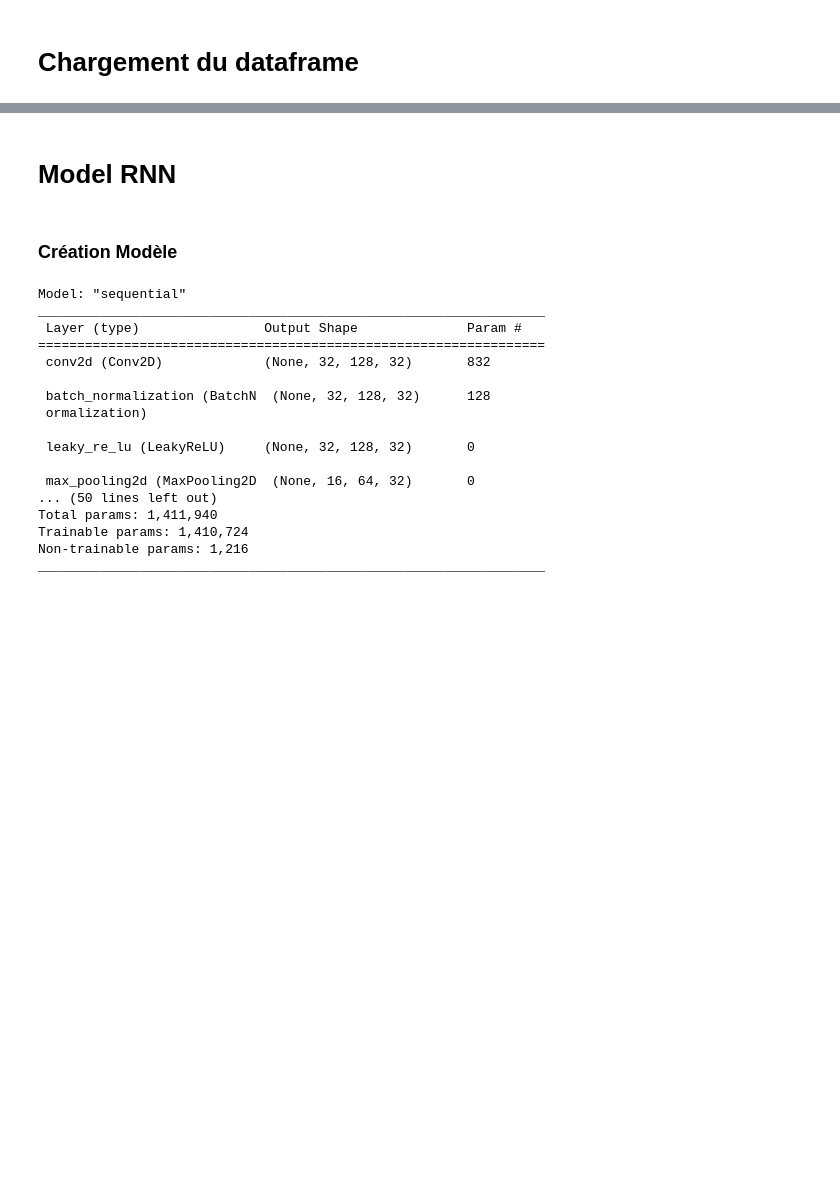
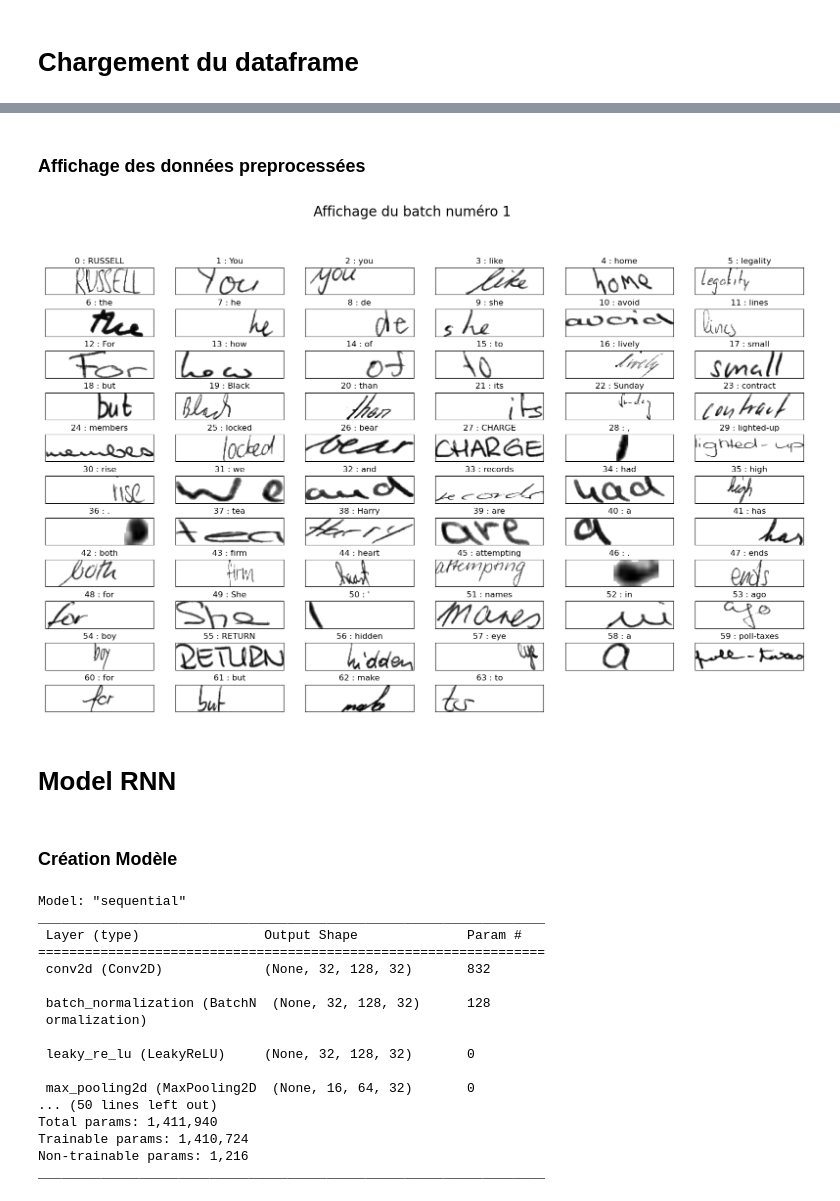
Before and after one commit to sfc-gh-zblackwood/OCRPyMan, a Jupyter notebook: notebooks/Letters_detection_batch_Tensorflowy.ipynb, the cells around one changed output, grey strips where cells are left out. Drawn from its saved outputs; the diff is of its cells as text; code cells hidden in the pictures; blank space fills up the shorter version.

Commit message:
ajout affichage batch données

```diff
--- a/notebooks/Letters_detection_batch_Tensorflowy.ipynb
+++ b/notebooks/Letters_detection_batch_Tensorflowy.ipynb
@@ -69,3 +73,14 @@ WARNING:tensorflow:6 out of the last 6 calls to <function preprocess at 0x...> t
+# %% [markdown]
+### Affichage des données preprocessées
+# %%
+batch_id=0
+iterator = iter(dataset_train)
+# %%
+x,y = iterator.get_next()
+batch_id +=1
+rd.show_iterator_batch(x,y,batch_id)
+# %% [output]
+[figure, added]
 # %% [markdown]
 # Model RNN
 # %% [markdown]
```
Also changed, not shown: parts of 3 cells of this notebook.
